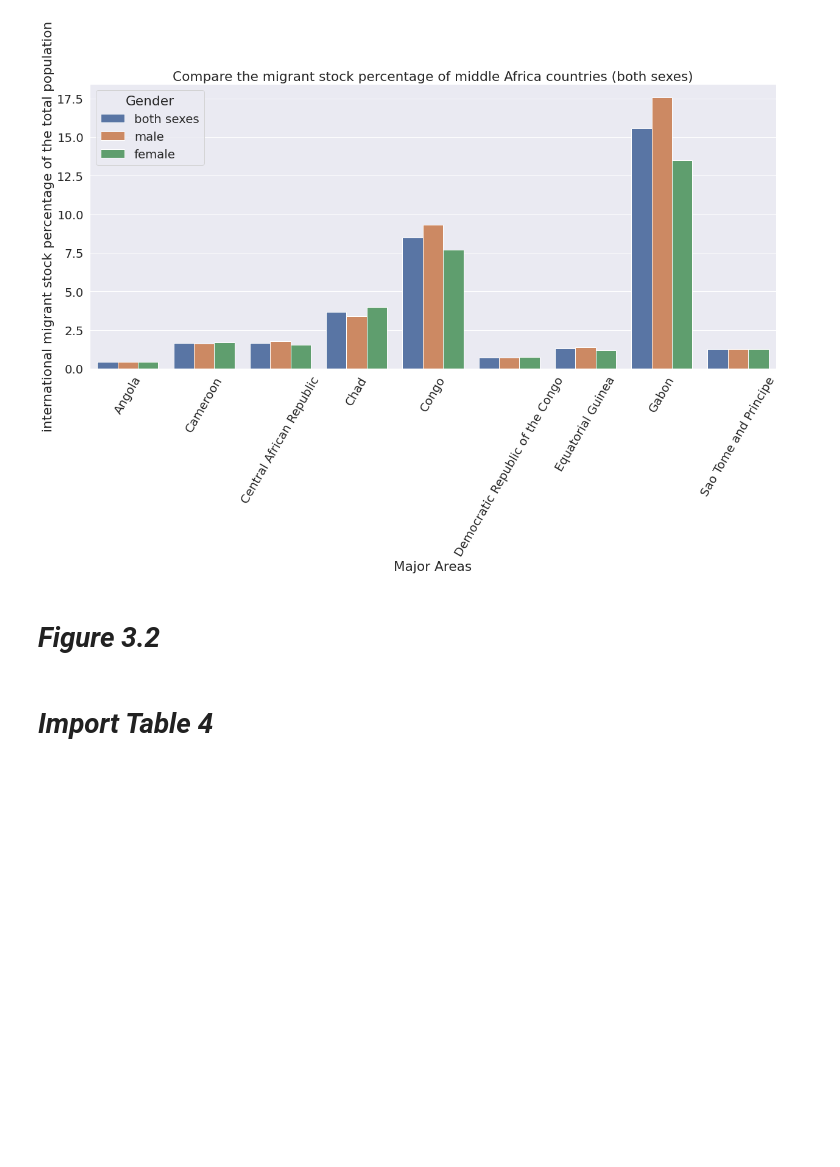
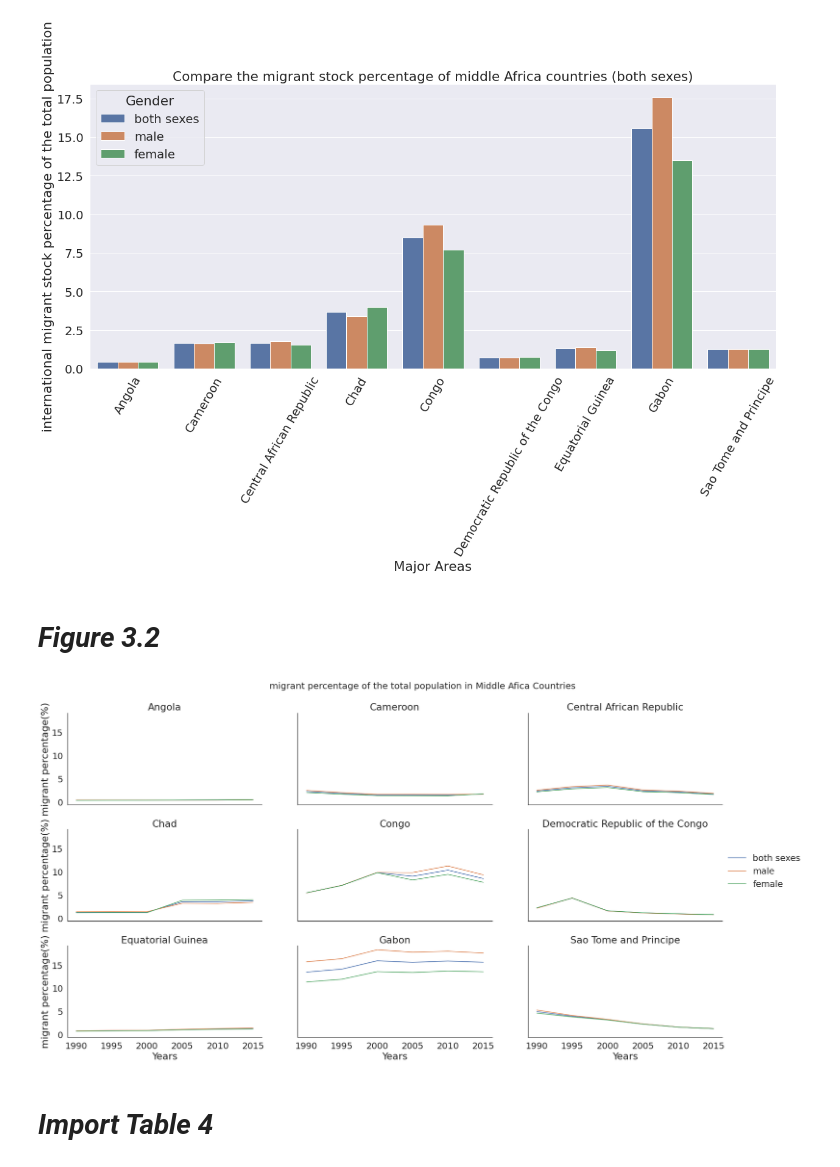
Before and after one commit to y-sawan/inf1340-programmingfordatascience-fa22, a Jupyter notebook: Final_Project_Jiahao_Li.ipynb, the cells around one changed output. Drawn from its saved outputs; the diff is of its cells as text; code cells hidden in the pictures; blank space fills up the shorter version.

```diff
--- a/Final_Project_Jiahao_Li.ipynb
+++ b/Final_Project_Jiahao_Li.ipynb
@@ -203,12 +203,14 @@ MMA1=MA[MA['Gender'].isin(["boths"])]
 # %%
 sns.set_style('white')
 g= sns.FacetGrid(MMA,col="Major area, region, country or area of destination", sharey=True,col_wrap=3, height=4, aspect=1.8)
-g.map_dataframe(sns.lineplot, x="Years", y="International migrant stock as a percentage of the total population",hue="Gender", height=2.5，col_wrap=3);
+g.map_dataframe(sns.lineplot, x="Years", y="International migrant stock as a percentage of the total population",hue="Gender");
 g.set_axis_labels(x_var="Years", y_var="migrant percentage(%)")
 g.set_titles(col_template="{col_name}");
 g.add_legend();
-g.fig.suptitle('migrant percentage of the total population in Middle Afica Countries',fontsize=15)
+g.fig.suptitle('migrant percentage of the total population in Middle Afica Countries',fontsize=20)
 g.fig.subplots_adjust(top=.9)
+# %% [output]
+[figure, added]
 # %%
 g.set_axis_labels(x_var="Years", y_var="migrant percentage")
 g.set_titles(col_template="{col_name}");
```
